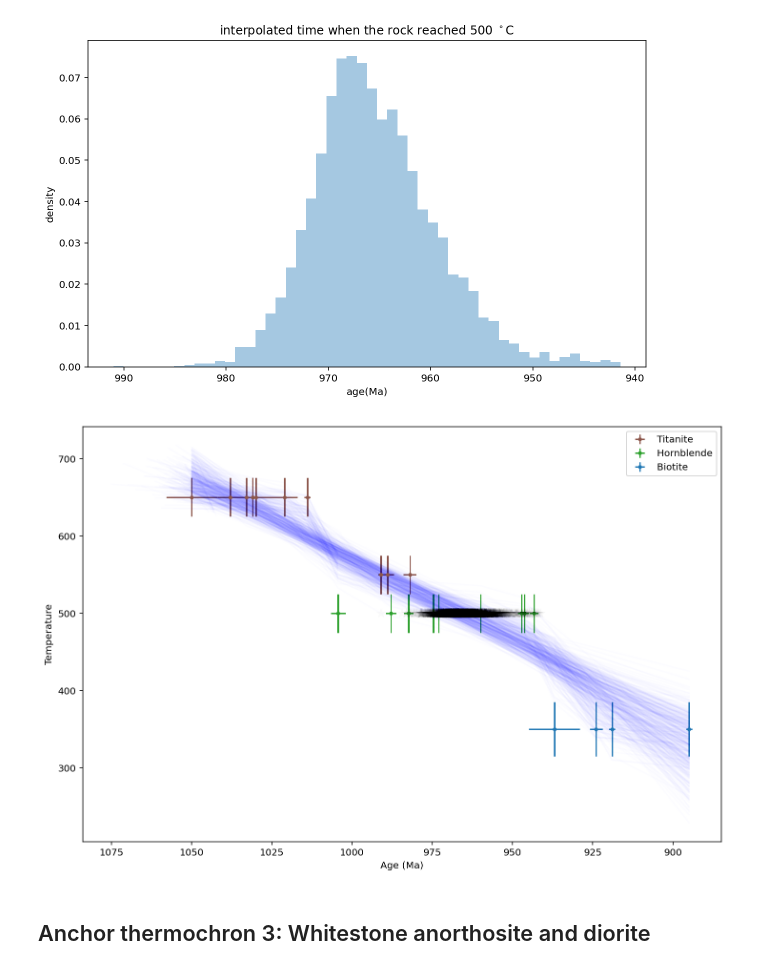
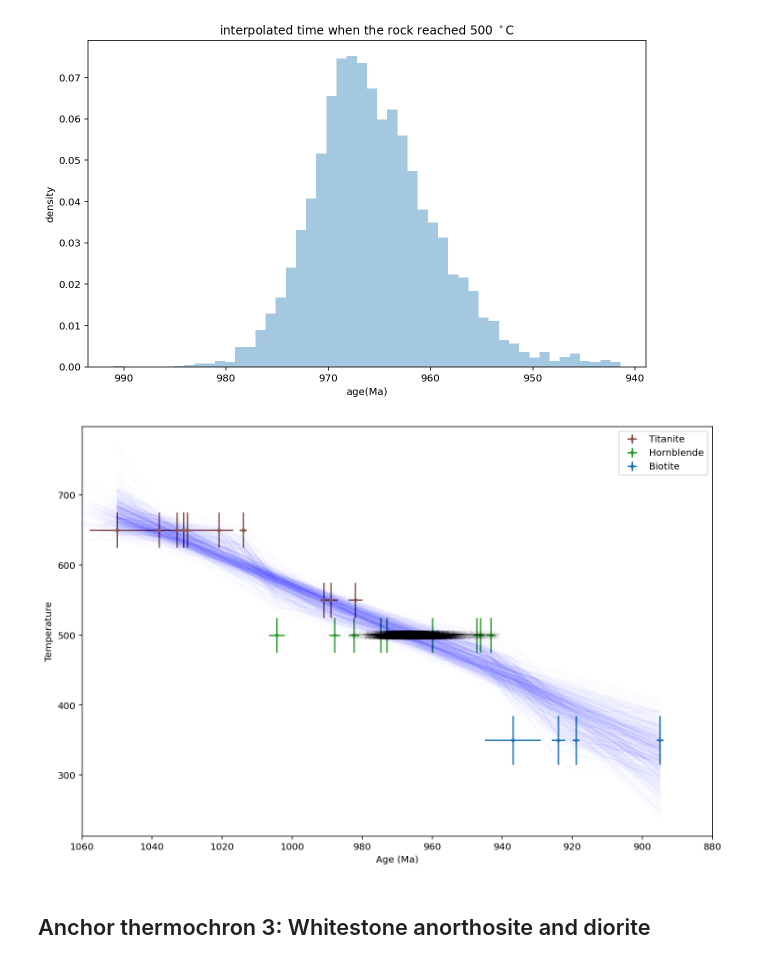
Before and after one commit to Swanson-Hysell-Group/Grenville_seminar, a Jupyter notebook: code/cooling_model.ipynb, the cells around one changed output. Drawn from its saved outputs; the diff is of its cells as text; code cells hidden in the pictures.

Commit message:
save thermal history figures

```diff
--- a/code/cooling_model.ipynb
+++ b/code/cooling_model.ipynb
@@ -153,9 +157,9 @@ Haliburton_temp_sigmas = Haliburton_ages['closure_temp_sigma']
 with pm.Model() as model:
 
     start_index = np.argmax(Haliburton_nominal_ages)
-    start_age = pm.Normal('start_age', max(Haliburton_nominal_ages), Haliburton_sigmas[start_index])
+    start_age = pm.Normal('start_age', Haliburton_nominal_ages[start_index], Haliburton_sigmas[start_index])
     start_temp = pm.Normal('start_temp', Haliburton_temps[start_index], Haliburton_temp_sigmas[start_index])
-
+    print('start age: ', Haliburton_nominal_ages[start_index], 'start temp: ', Haliburton_temps[start_index])
     rate_1 = pm.Uniform('rate_1', lower=0., upper=10)
     rate_2 = pm.Uniform('rate_2', lower=0., upper=10)
     rate_3 = pm.Uniform('rate_3', lower=0., upper=10)
@@ -174,5 +178,5 @@ with pm.Model() as model:
                                                     this_age),
                                   np.array(temp_sigma),
                                   observed=temp)
-    Haliburton_trace = pm.sample(2000, cores=1, chains=1, tune=1000)
+#     Haliburton_trace = pm.sample(2000, cores=1, chains=1, tune=1000)
 # %% [output]
@@ -220,5 +202,5 @@ pm.save_trace(Haliburton_trace, 'code_output/Haliburton_trace', overwrite=1)
 # %%
-Haliburton_trace_df = pm.trace_to_dataframe(Haliburton_trace)
+Haliburton_trace_df = load_trace('./code_output/Haliburton_trace/0/samples.npz')
 # %%
 plt.figure(figsize=(10,6))
 sns.distplot(Haliburton_trace_df['rate_1'], bins=50, kde=0, norm_hist=1, label='cooling rate 1')
@@ -351,7 +335,7 @@ with pm.Model() as model:
                                                     this_age),
                                   np.array(temp_sigma),
                                   observed=temp)
-    Adirondack_highlands_trace = pm.sample(5000, cores=1, chains=1, tune=1000)
+#     Adirondack_highlands_trace = pm.sample(5000, cores=1, chains=1, tune=1000)
 # %% [output]
 measurement0 1050.0 8.0 650 25.0
 measurement1 1038.0 4.0 650 25.0
@@ -397,5 +359,6 @@ pm.save_trace(Adirondack_highlands_trace, 'code_output/Adirondack_highlands_trac
 # %%
-Adirondack_highlands_trace_df = pm.trace_to_dataframe(Adirondack_highlands_trace)
+Adirondack_highlands_trace_df = load_trace('./code_output/Adirondack_highlands_trace/0/samples.npz')
+# Adirondack_highlands_trace_df.head()
 # %%
 plt.figure(figsize=(10,6))
 sns.distplot(Adirondack_highlands_trace_df['rate_1'], bins=50, kde=0, norm_hist=1, label='cooling rate 1')
@@ -436,35 +399,36 @@ n_samples = 500
 plt.figure(figsize=(12, 8))
 
 for i in Adirondack_highlands_ages.Age_Material.unique():
     this_material = Adirondack_highlands_ages[Adirondack_highlands_ages['Age_Material'] == i]
     plt.errorbar(this_material['Age'], this_material['closure_temp'],
                  this_material['closure_temp_sigma'], this_material['Error_Plus'], fmt='.',
                  color=color_dict[i], ls='None', label=i)
 
 
 for j in range(n_samples):
     this_row = Adirondack_highlands_trace_df.sample(n=1)
     y=[]
     this_start_age = this_row['start_age'].values[0]
     this_start_temp = this_row['start_temp'].values[0]
 
     for i in range(len(Adirondack_highlands_nominal_ages)):
         y.append(get_cooling_history_3(this_start_age, this_start_temp,
                                   this_row['rate_1'].values[0], this_row['rate_2'].values[0], this_row['rate_3'].values[0],
                                   this_row['changepoint_1'].values[0], this_row['changepoint_2'].values[0], this_row['changepoint_3'].values[0],
                                              Adirondack_highlands_nominal_ages[i]))
     plt.plot([this_start_age]+Adirondack_highlands_nominal_ages, [this_start_temp]+y, color='b', alpha = 0.01)
 plt.scatter(Adirondack_highlands_age_at_500, np.full(len(Adirondack_highlands_age_at_500), 500),
             marker = '*', lw=0.1, c='k', alpha=0.02, edgecolor='k', s=120, zorder = 100)
 plt.ylabel('Temperature')
 plt.xlabel('Age (Ma)')
 plt.gca().invert_xaxis()
 # plt.ylim(0, 1200)
-# plt.xlim(1100, 750)
+plt.xlim(1060, 880)
 plt.legend()
+plt.savefig('../figure/Adirondack_highlands_thermal_history.pdf')
 plt.show()
 # %% [output]
-[figure, old version]
+[figure, new version]
 # %% [markdown]
 ## Anchor thermochron 3: Whitestone anorthosite and diorite
 # %%
```
Also changed, not shown: parts of 26 cells of this notebook, 13 other files.
